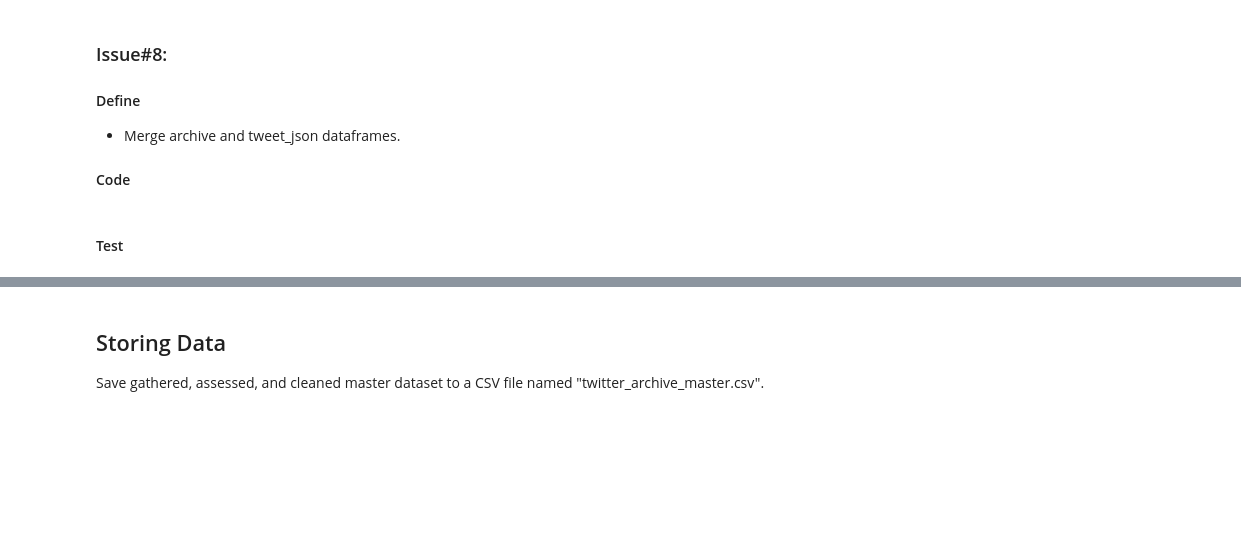
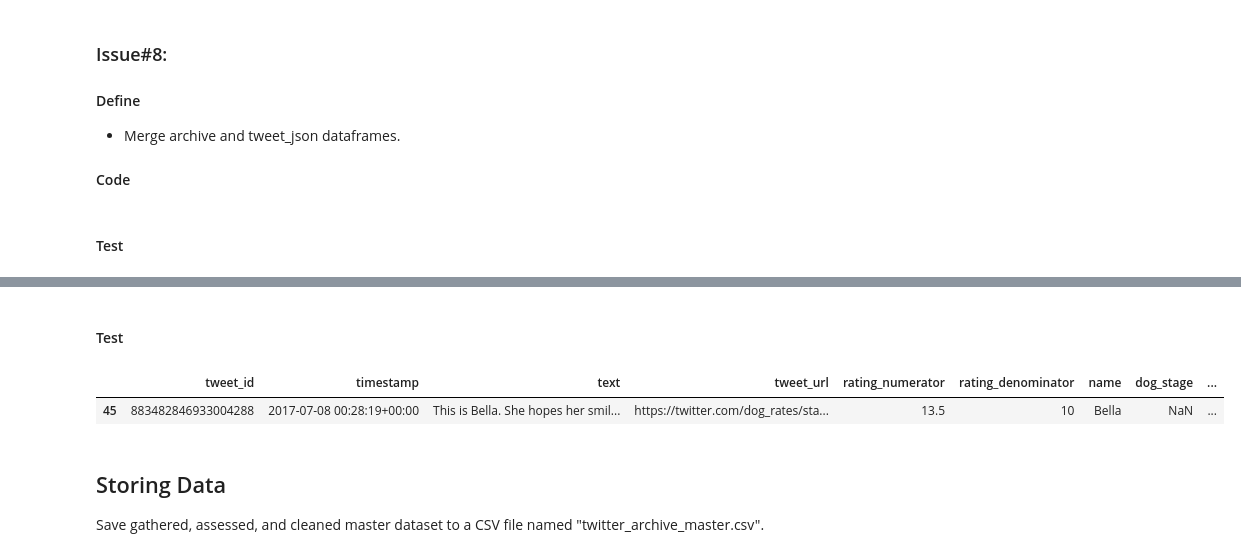
Before and after one commit to MmakolaMC/data_wrangling, a Jupyter notebook: wrangle_act.ipynb, the cells around one changed output, grey strips where cells are left out. Saved outputs shown, nothing was run; the diff lists cells and outputs as text; code cells hidden in the pictures; blank space fills up the shorter version.

```diff
--- a/wrangle_act.ipynb
+++ b/wrangle_act.ipynb
@@ -585,3 +646,14 @@ df_merge.head(2)
+# %%
+# Extract ratings from the text col, both whole and decimal
+archive_clean['rating_numerator'] = archive_clean.text.str.extract(r'(\d+\.\d*|\d+\/\d+)')
+# %% [markdown]
+#### Test
+# %%
+# See Changes
+archive_clean[archive_clean.rating_numerator == '13.5']
+# %% [output]
+|  | tweet_id | timestamp | text | tweet_url | rating_numerator | rating_denominator | name | dog_stage | ... |
+| 45 | 883482846933004288 | 2017-07-08 00:28:19+00:00 | This is Bella. She hopes her smil... | https://twitter.com/dog_rates/sta... | 13.5 | 10 | Bella | NaN | ... |
 # %% [markdown]
 ## Storing Data
 Save gathered, assessed, and cleaned master dataset to a CSV file named "twitter_archive_master.csv".
```
Also changed, not shown: parts of 31 cells of this notebook, 3 other files.
